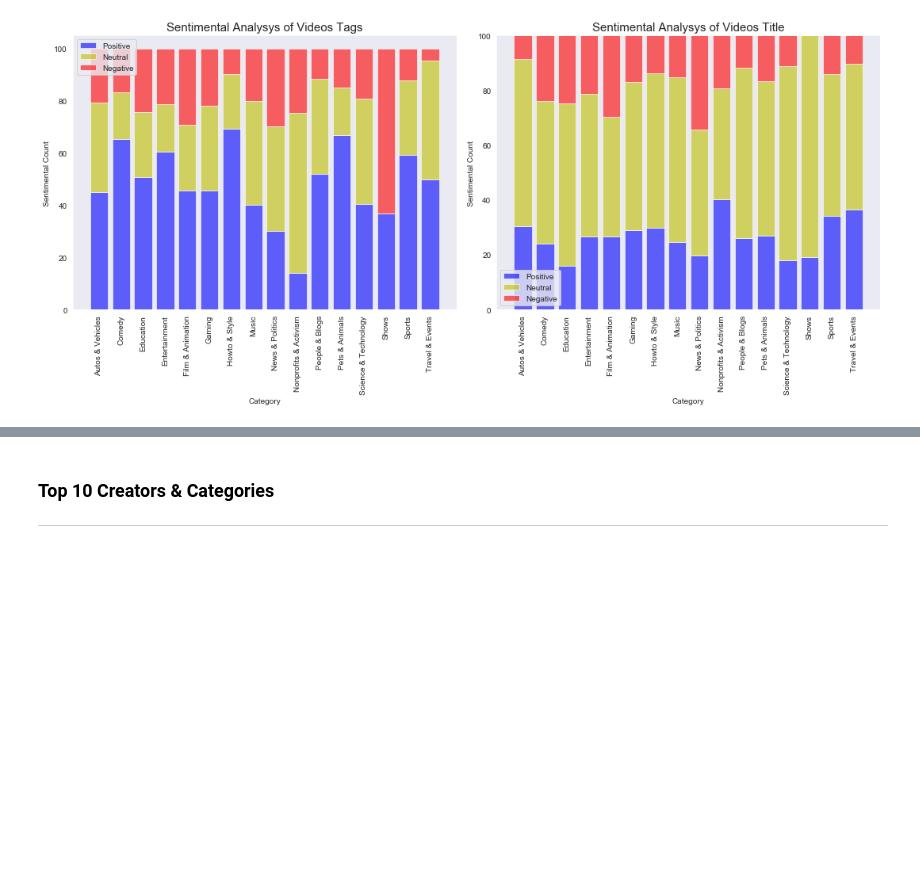
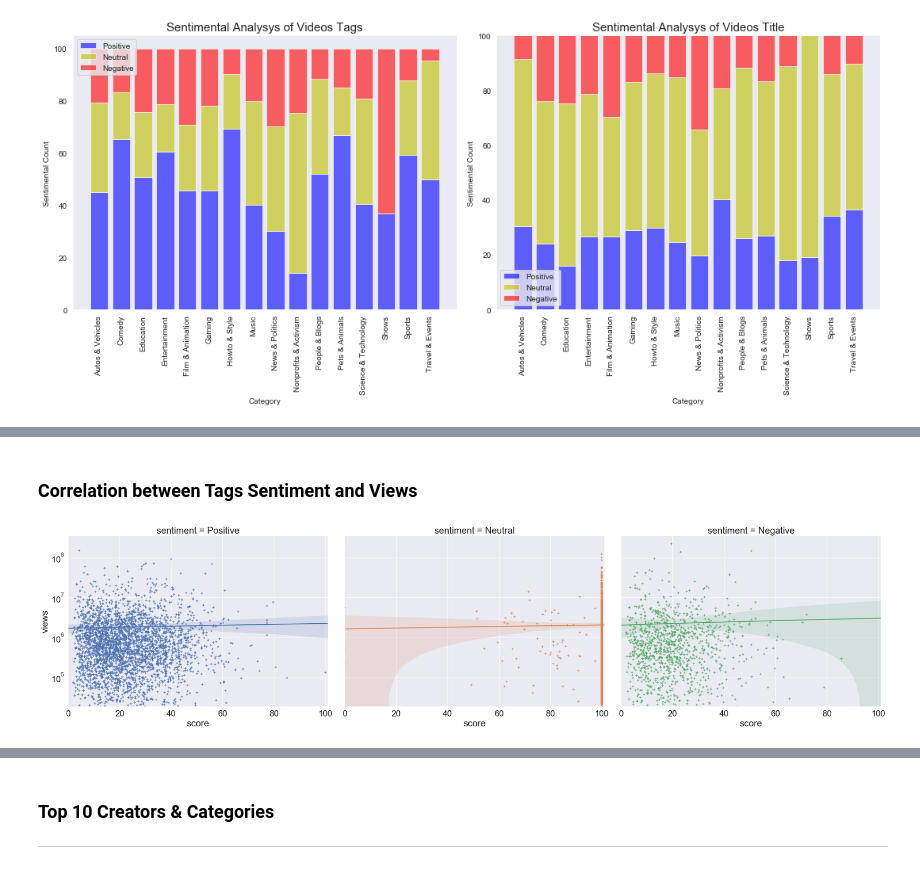
Before and after one commit to buddyguy423/DataScienceProject1, a Jupyter notebook: documents/analysis/videos/alex/Videos Analysis.ipynb, the cells around one changed output, grey strips where cells are left out. Cells and saved outputs as stored; diff of their text form; code cells hidden in the pictures; blank space fills up the shorter version.

```diff
--- a/documents/analysis/videos/alex/Videos Analysis.ipynb
+++ b/documents/analysis/videos/alex/Videos Analysis.ipynb
@@ -520,0 +708,37 @@ plt.show()
+# %% [markdown]
+### Correlation between Tags Sentiment and Views
+# %%
+cond = df_unique['tags_rate'] == 'Positive'
+df1 = df_unique[cond][['tags_positive','views', 'tags_rate']]
+df1.rename(columns={ 'tags_positive' : 'score',
+                     'tags_rate' : 'sentiment'
+                   },inplace=True)
+
+cond = df_unique['tags_rate'] == 'Neutral'
+df2 = df_unique[cond][['tags_neutral','views', 'tags_rate']]
+df2.rename(columns={ 'tags_neutral' : 'score',
+                     'tags_rate' : 'sentiment'
+                   },inplace=True)
+
+cond = df_unique['tags_rate'] == 'Negative'
+df3 = df_unique[cond][['tags_negative','views', 'tags_rate']]
+df3.rename(columns={ 'tags_negative' : 'score',
+                     'tags_rate' : 'sentiment'
+                   },inplace=True)
+
+sns.set(font_scale=2)
+df_regplot = pd.concat([df1, df2, df3])
+
+kws = dict(s=50, linewidth=.5, edgecolor="w")
+
+ax = sns.lmplot(x='score', y='views', col='sentiment', data=df_regplot, aspect=1.3, height=8,
+                legend=True, hue='sentiment', markers='+',col_wrap=3)
+
+ax.set(xlim=(0, 101))
+ax.set(xscale='linear', yscale='log')
+
+
+plt.tight_layout()
+plt.show()
+# %% [output]
+[figure, added]
```
Also changed, not shown: parts of 36 cells of this notebook, 2 other files.
